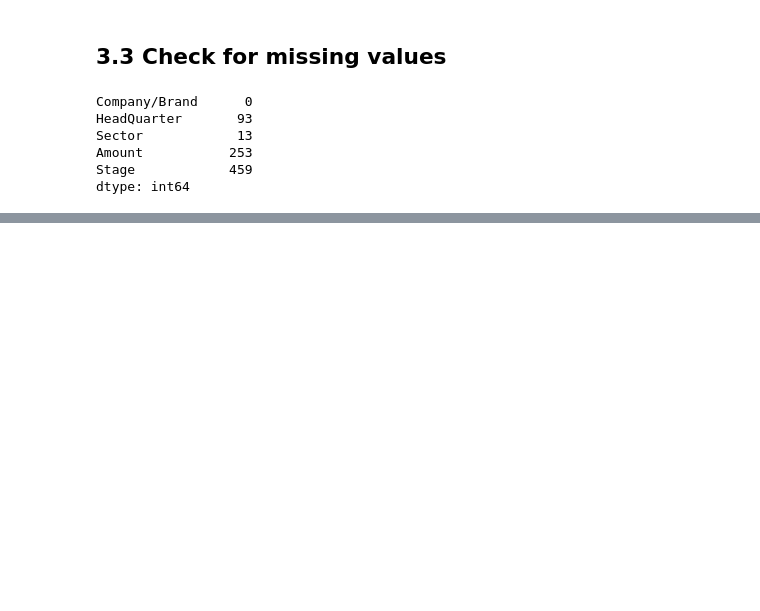
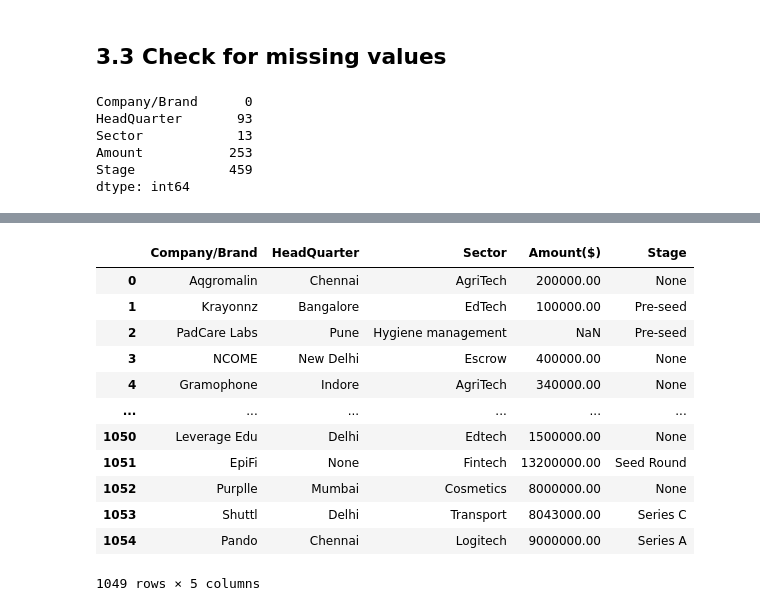
Before and after one commit to MarthaK-Coder/AZUBI-AFRICA--LP1-Sprint, a Jupyter notebook: ProjectNotebook.ipynb, the cells around one changed output, grey strips where cells are left out. Drawn from its saved outputs; the diff is of its cells as text; code cells hidden in the pictures; blank space fills up the shorter version.

```diff
--- a/ProjectNotebook.ipynb
+++ b/ProjectNotebook.ipynb
@@ -793,0 +796,4 @@ dtype: int64
+# %%
+#replace missing values in 'Sector' column with 'Unknown'
+data20['Sector'] = data20['Sector'].fillna('Unknown')
+data20.head(10)
@@ -793,0 +812,19 @@ dtype: int64
+# %%
+#It is assumed that the amounts are already in dollars.
+#Rename 'Amount' column to 'Amount($)'
+data20.rename(columns={'Amount' : 'Amount($)'}, inplace= True)
+data20
+# %% [output]
+|  | Company/Brand | HeadQuarter | Sector | Amount($) | Stage |
+| 0 | Aqgromalin | Chennai | AgriTech | 200000.00 | None |
+| 1 | Krayonnz | Bangalore | EdTech | 100000.00 | Pre-seed |
+| 2 | PadCare Labs | Pune | Hygiene management | NaN | Pre-seed |
+| 3 | NCOME | New Delhi | Escrow | 400000.00 | None |
+| 4 | Gramophone | Indore | AgriTech | 340000.00 | None |
+| ... | ... | ... | ... | ... | ... |
+| 1050 | Leverage Edu | Delhi | Edtech | 1500000.00 | None |
+| 1051 | EpiFi | None | Fintech | 13200000.00 | Seed Round |
+| 1052 | Purplle | Mumbai | Cosmetics | 8000000.00 | None |
+| 1053 | Shuttl | Delhi | Transport | 8043000.00 | Series C |
+| 1054 | Pando | Chennai | Logitech | 9000000.00 | Series A |
+1049 rows × 5 columns
```
Also changed, not shown: parts of 3 cells of this notebook.
